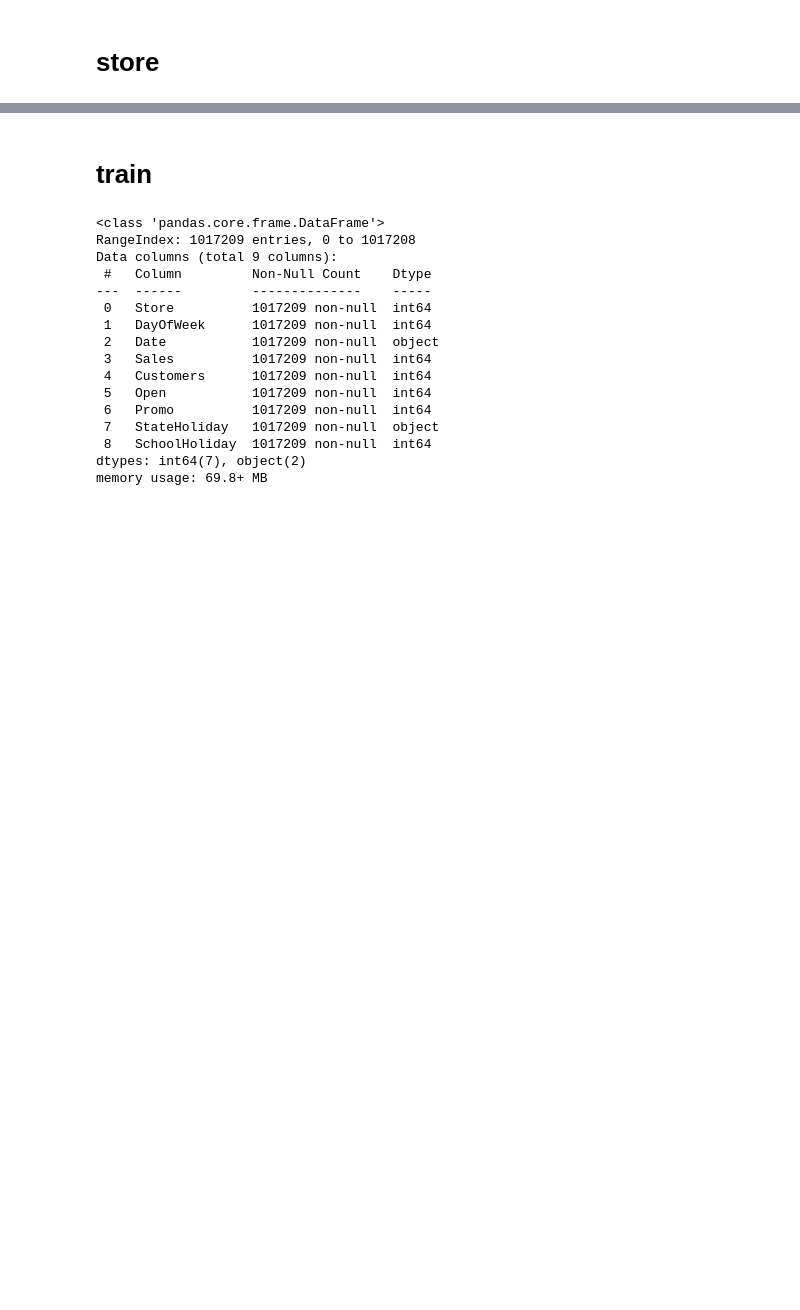
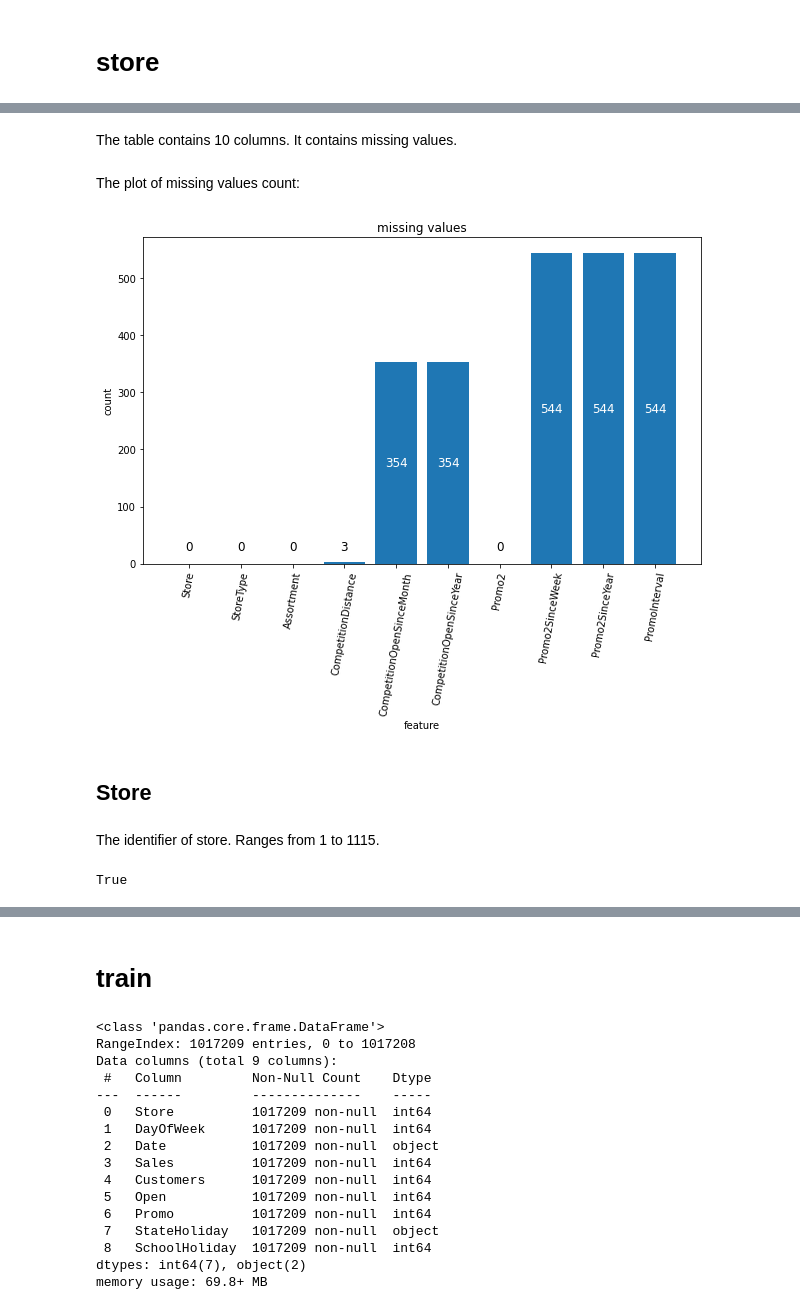
Before and after one commit to vkhmara/EPAM-Internship, a Jupyter notebook: Rossmann Store Sales/EDA.ipynb, the cells around one changed output, grey strips where cells are left out. Cells and saved outputs as stored; diff of their text form; code cells hidden in the pictures; blank space fills up the shorter version.

```diff
--- a/Rossmann Store Sales/EDA.ipynb
+++ b/Rossmann Store Sales/EDA.ipynb
@@ -10,0 +45,23 @@ test = pd.read_csv('data/test.csv')
+# %%
+def bar_series(ser, col_name, title, show_count=True, figsize=(10, 6), rotation=0):
+    plt.figure(figsize=figsize)
+    try:
+        labels = ser.index.astype('int')
+        if (ser.index != labels).any():
+            labels = ser.index
+    except:
+        labels = ser.index
+    plt.bar(labels, height=ser.values)
+    plt.xticks(ticks=labels, labels=labels, rotation=rotation)
+    if show_count:
+        for label in labels:
+            if ser[label] < max(ser) / 30:
+                plt.text(label, max(ser) / 30, ser[label], color='black', fontsize='large', ha='center', va='bottom')
+            else:
+                plt.text(label, ser[label] / 2, ser[label], color='white', fontsize='large', ha='center', va='center')
+
+#     if show_count:
+#         plt.y_ticks([])
+    plt.title(title)
+#     remove_axes()
+    plt.show()
@@ -203,0 +121,16 @@ profile_store.to_file('report store.html')
+# %% [markdown]
+The table contains 10 columns. It contains missing values.
+# %% [markdown]
+The plot of missing values count:
+# %%
+bar_series(title='missing values', ser=na_counts, col_name='feature', rotation=80)
+# %% [output]
+[figure, added]
+# %% [markdown]
+## Store
+# %% [markdown]
+The identifier of store. Ranges from 1 to 1115.
+# %%
+(pd.RangeIndex(1, 1116) == store.Store).all()
+# %% [output]
+True
```
Also changed, not shown: parts of 143 cells of this notebook.
